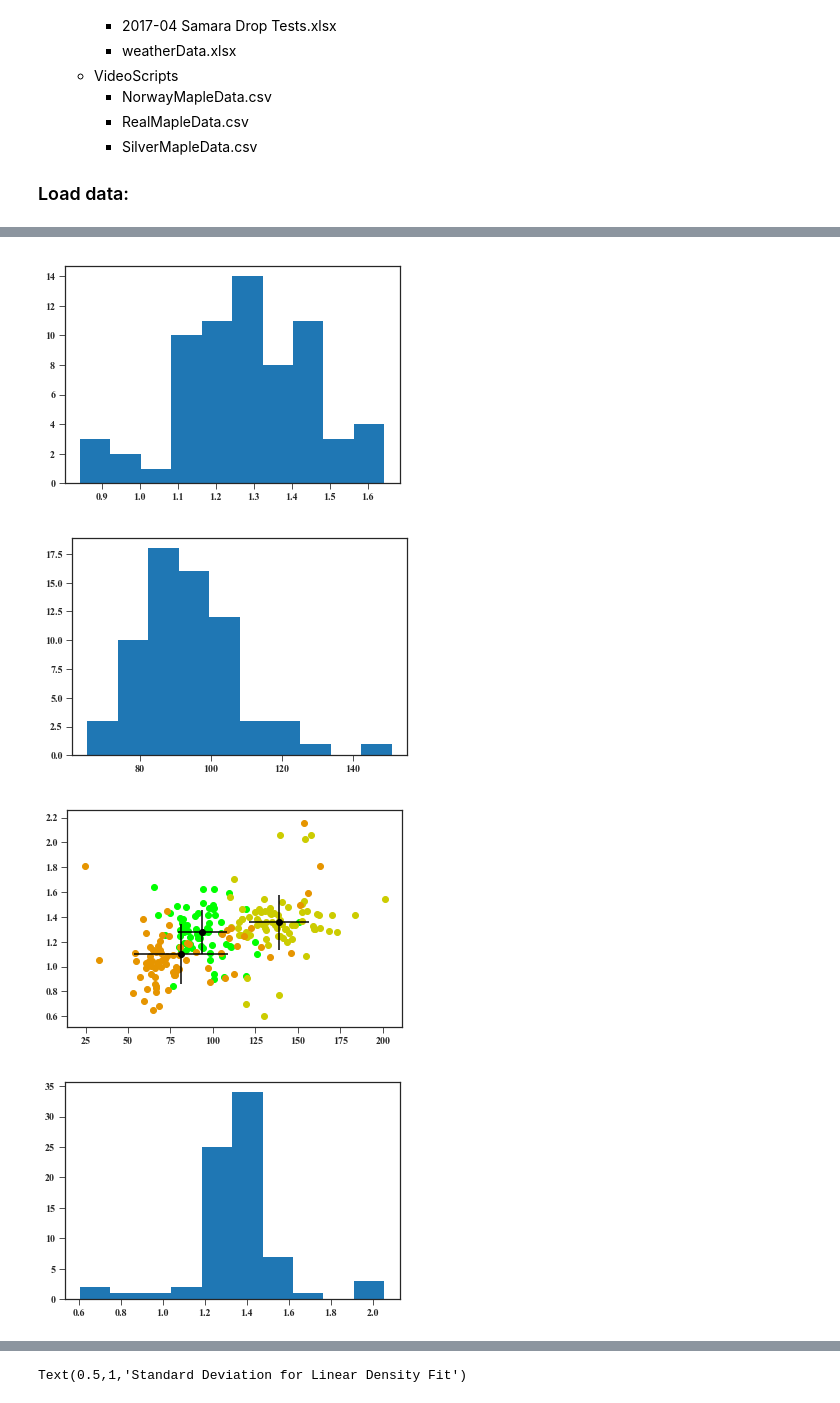
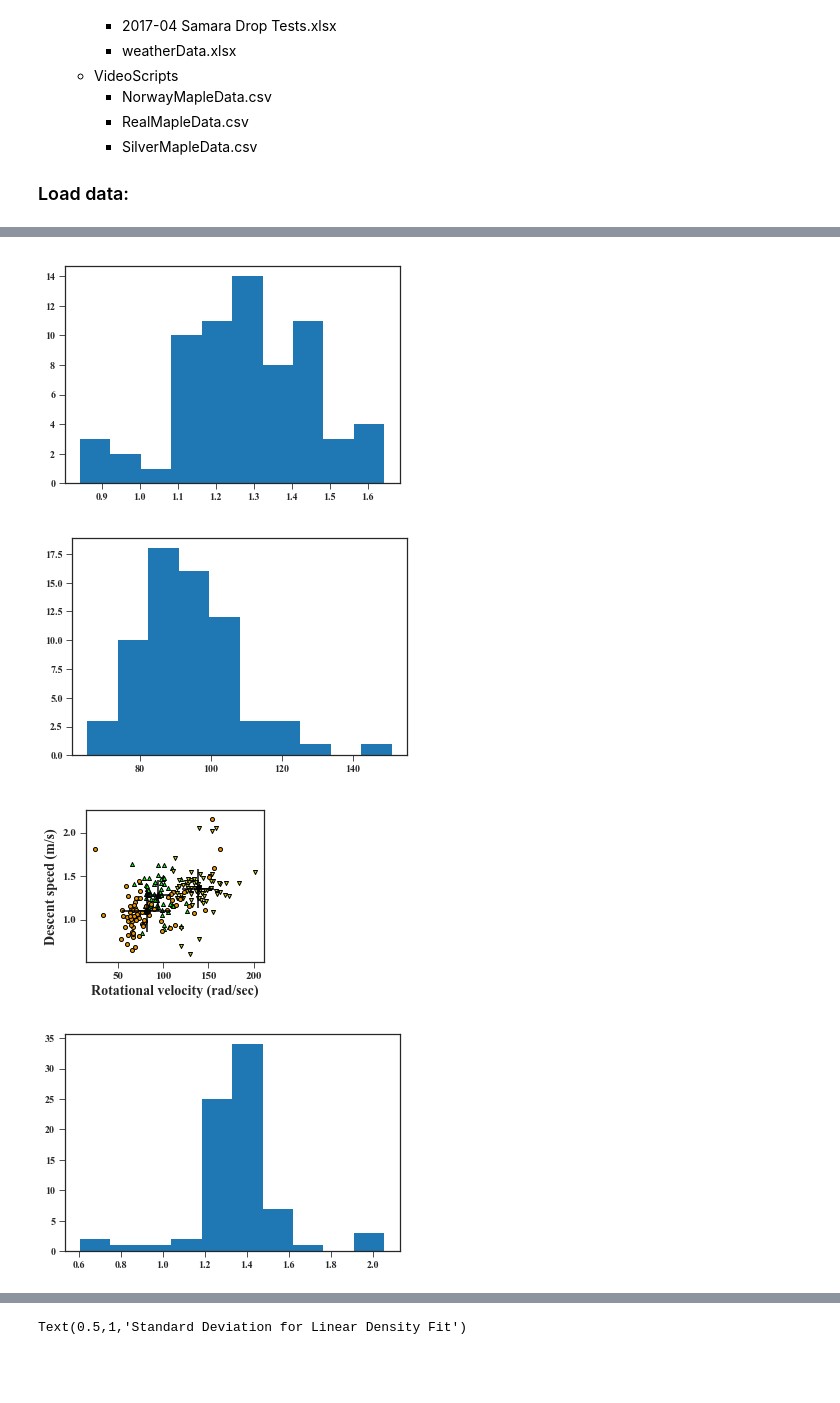
Before and after one commit to RossDynamics/team-samara, a Jupyter notebook: AllDataViz.ipynb, the cells around one changed output, grey strips where cells are left out. Saved outputs shown, nothing was run; the diff lists cells and outputs as text; code cells hidden in the pictures; blank space fills up the shorter version.

Commit message:
Updated AllDataViz.ipynb, and began to build figures

```diff
--- a/AllDataViz.ipynb
+++ b/AllDataViz.ipynb
@@ -52,9 +52,9 @@ plt.figure()
 plt.hist(Nvelocities)
 plt.figure()
 plt.hist(Nrotation)
-plt.figure(3)
-plt.scatter(Nrotation,Nvelocities, c=np.array([[0,1,0]]))
-plt.errorbar(np.mean(Nrotation), np.mean(Nvelocities), xerr=np.std(Nrotation), yerr=np.std(Nvelocities), fmt='o', color='black')
+plt.figure(3, figsize=(3.2,2.8))
+plt.scatter(Nrotation,Nvelocities, marker='^', edgecolors='k', s=16, c=np.array([[0,1,0]]))
+plt.errorbar(np.mean(Nrotation), np.mean(Nvelocities), xerr=np.std(Nrotation), yerr=np.std(Nvelocities), fmt='^', color='black', ms=6)
 
 vels =list(silver_vel['velocity'].values)
 angs =list(silver_vel['rotation'].values)
@@ -72,8 +72,8 @@ plt.hist(Svelocities)
 plt.figure()
 plt.hist(Srotation)
 plt.figure(3)
-plt.scatter(Srotation,Svelocities, c=np.array([[0.8,0.8,0]]))
-plt.errorbar(np.mean(Srotation), np.mean(Svelocities), xerr=np.std(Srotation), yerr=np.std(Svelocities), fmt='o', color='black')
+plt.scatter(Srotation,Svelocities, marker = 'v', edgecolors='k', s=16, c=np.array([[0.8,0.8,0]]))
+plt.errorbar(np.mean(Srotation), np.mean(Svelocities), xerr=np.std(Srotation), yerr=np.std(Svelocities), fmt='v', color='black', ms=6)
 
 vels =list(real_vel['velocity'].values)
 angs =list(real_vel['rotation'].values)
@@ -87,36 +87,41 @@ for val in zip(vels,angs):
 print('Real Norway maples \nMean (Vel): ',np.mean(Rvelocities),'\n','Std (Vel): ',np.std(Rvelocities),'\n''Mean (Rot): ',np.mean(Rrotation),'\n','Std (Rot): ',np.std(Rrotation),'\n\n')
 
 plt.figure()
 plt.hist(Rvelocities)
 plt.figure()
 plt.hist(Rrotation)
 plt.figure(3)
-plt.scatter(Rrotation,Rvelocities, c=0.9*np.array([[1,165/255,0]]))
-plt.errorbar(np.mean(Rrotation), np.mean(Rvelocities), xerr=np.std(Rrotation), yerr=np.std(Rvelocities), fmt='o', color='black')
+plt.scatter(Rrotation,Rvelocities, edgecolors='k', s=16, c=0.9*np.array([[1,165/255,0]]))
+plt.errorbar(np.mean(Rrotation), np.mean(Rvelocities), xerr=np.std(Rrotation), yerr=np.std(Rvelocities), fmt='o', color='black', ms=6)
+plt.xlabel('Rotational velocity (rad/sec)', fontsize=14)
+plt.ylabel('Descent speed (m/s)', fontsize=14)
+plt.gca().tick_params(labelsize=11)
+plt.savefig('Figures/IndoorDropData.png', dpi=450, bbox_inches='tight', transparent=True)
+plt.savefig('Figures/IndoorDropData.eps', bbox_inches='tight', transparent=True)
 plt.show()
 # %% [output]
 3D-printed Norway maples
 Mean (Vel):  1.279524845485293
  Std (Vel):  0.17478266113801189
 Mean (Rot):  93.74803521152486
  Std (Rot):  14.388116809684405
 
 
 3D-printed Silver maples
 Mean (Vel):  1.3566773432394428
  Std (Vel):  0.2209843794662776
 Mean (Rot):  138.6216121106958
  Std (Rot):  17.652837321072465
 
 
 Real Norway maples
 Mean (Vel):  1.1009432031192208
  Std (Vel):  0.24413162070134042
 Mean (Rot):  81.4330385559582
  Std (Rot):  27.618969893536043
 [figure]
 [figure]
-[figure, old version]
+[figure, new version]
 [figure]
 [figure]
 [figure]
```
Also changed, not shown: parts of 5 cells of this notebook, 9 other files.
